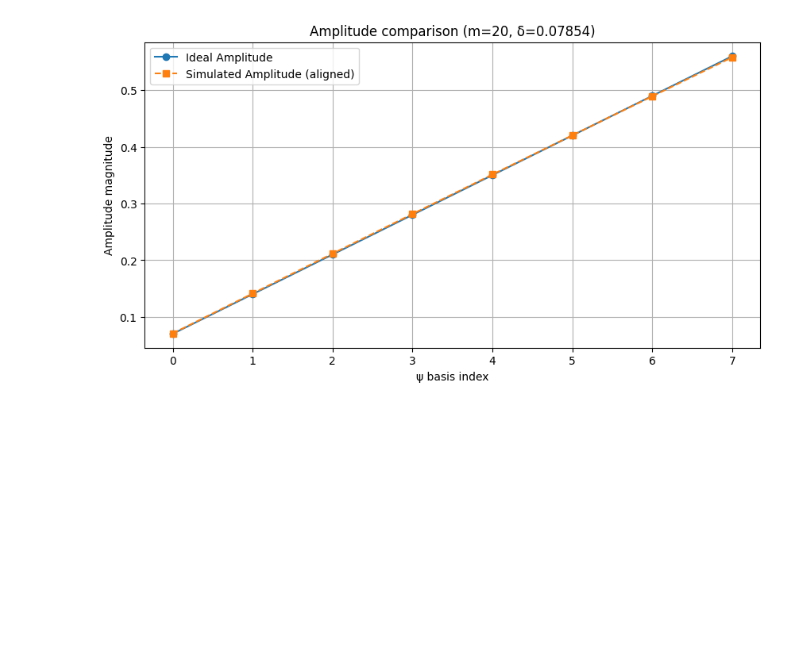
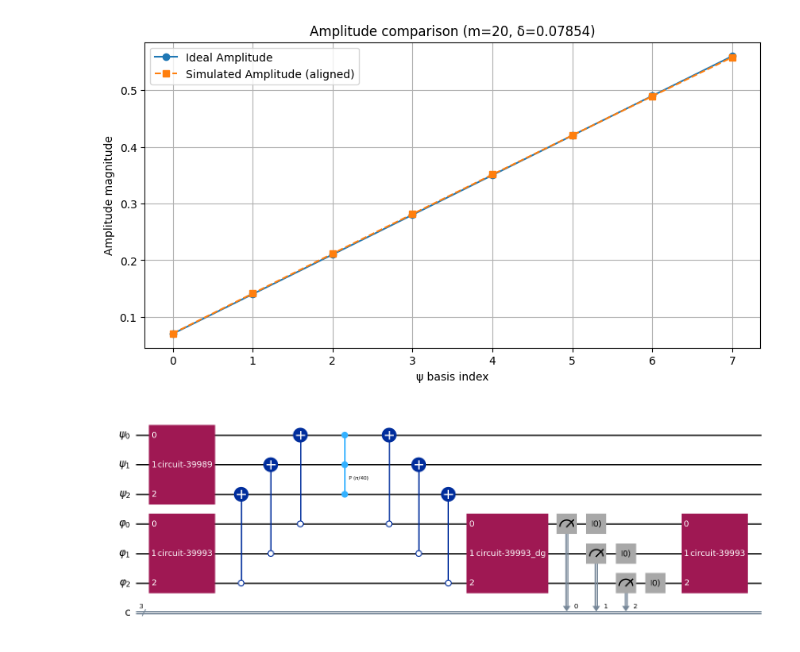
Before and after one commit to aizzen3/QCproject, a Jupyter notebook: phase and amplitude(linear phase).ipynb, the cells around one changed output. Saved outputs shown, nothing was run; the diff lists cells and outputs as text; code cells hidden in the pictures; blank space fills up the shorter version.

```diff
--- a/phase and amplitude(linear phase).ipynb
+++ b/phase and amplitude(linear phase).ipynb
@@ -198,3 +198,89 @@ plt.show()
 Example m=20, δ=0.07854: Fidelity=0.999988
 [figure]
 [figure]
+# %%
+from qiskit import QuantumCircuit, QuantumRegister, ClassicalRegister, transpile
+from qiskit_aer import AerSimulator
+from qiskit_mps_initializer.datatypes import QuantumState
+from qiskit.quantum_info import partial_trace, DensityMatrix, state_fidelity
+import numpy as np
+import matplotlib.pyplot as plt
+
+# --- define psi and phi ---
+psi = [1, 2, 3, 4, 5, 6, 7, 8]
+phi = [1, 2, 3, 4, 5, 6, 7, 8]   # <-- linear phi
+
+n = 3
+number_of_layers = 2
+
+psi_state = QuantumState.from_dense_data(data=psi, normalize=True)
+phi_state = QuantumState.from_dense_data(data=phi, normalize=True)
+
+U_psi = psi_state.generate_mps_initializer_circuit(number_of_layers=number_of_layers)
+U_phi = phi_state.generate_mps_initializer_circuit(number_of_layers=number_of_layers)
+U_phi_dagger = U_phi.inverse()
+
+def build_protocol(delta, m):
+    psi_reg = QuantumRegister(n, "ψ")
+    phi_reg = QuantumRegister(n, "φ")
+    creg = ClassicalRegister(n, "c")
+    qc = QuantumCircuit(psi_reg, phi_reg, creg)
+    qc.append(U_psi, psi_reg)
+    qc.append(U_phi, phi_reg)
+    for _ in range(m):
+        for i in range(n):
+            qc.cx(phi_reg[n-1-i], psi_reg[n-1-i], ctrl_state=0)
+        qc.mcp(delta, psi_reg[:-1], psi_reg[-1])
+        for i in range(n):
+            qc.cx(phi_reg[i], psi_reg[i], ctrl_state=0)
+        qc.append(U_phi_dagger, phi_reg)
+        qc.measure(phi_reg, creg)
+        qc.reset(phi_reg)
+        qc.append(U_phi, phi_reg)
+    return qc
+
+def run_fidelity(delta, m):
+    qc = build_protocol(delta, m)
+    sim = AerSimulator(method="statevector")
+    qc.save_statevector()
+    result = sim.run(transpile(qc, sim)).result()
+    full_state = result.get_statevector(qc)
+    rho_psi = partial_trace(full_state, list(range(n, 2*n)))
+    psi_vec = np.array(psi)/np.linalg.norm(psi)
+    phi_vec = np.array(phi)/np.linalg.norm(phi)
+    phase_profile = np.exp(1j * delta * m * np.abs(phi_vec)**2)
+    ideal_vec = psi_vec * phase_profile
+    rho_ideal = DensityMatrix(ideal_vec)
+    return state_fidelity(rho_psi, rho_ideal), qc
+
+def run_shots(delta, m, shots=1024):
+    qc = build_protocol(delta, m)
+    sim = AerSimulator()
+    tqc = transpile(qc, sim)
+    result = sim.run(tqc, shots=shots).result()
+    counts = result.get_counts(qc)
+    return counts, qc
+
+# --- Example run ---
+delta = np.pi / 40
+m = 1
+qc = build_protocol(delta, m)
+qc.draw("mpl")
+
+m_values = list(range(1, 11))
+fidelities = [run_fidelity(delta, m_val)[0] for m_val in m_values]
+
+plt.figure(figsize=(8,4))
+plt.plot(m_values, fidelities, 'o-', label=f"δ = {delta:.3f}")
+plt.xlabel("Number of Iterations (m)")
+plt.ylabel("Fidelity")
+plt.title("Fidelity vs Iterations (linear φ = [1..8])")
+plt.grid(True)
+plt.legend()
+plt.show()
+
+counts, qc_shots = run_shots(delta, m, shots=2)
+print("\nCounts for m =", m, "delta =", delta)
+print(counts)
+# %% [output]
+[figure, added]
```
Also changed, not shown: parts of 4 cells of this notebook, 14 other files.
